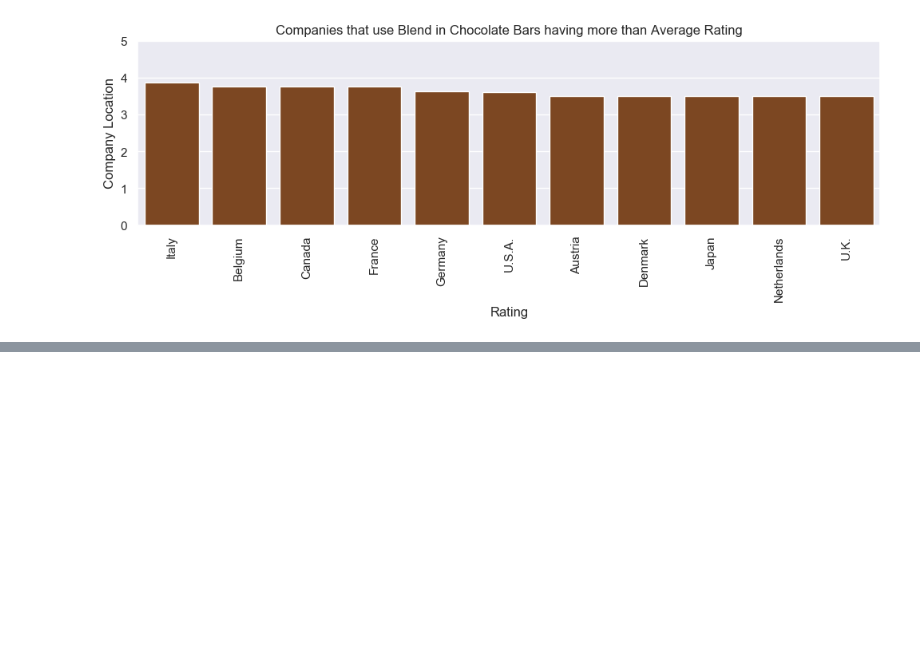
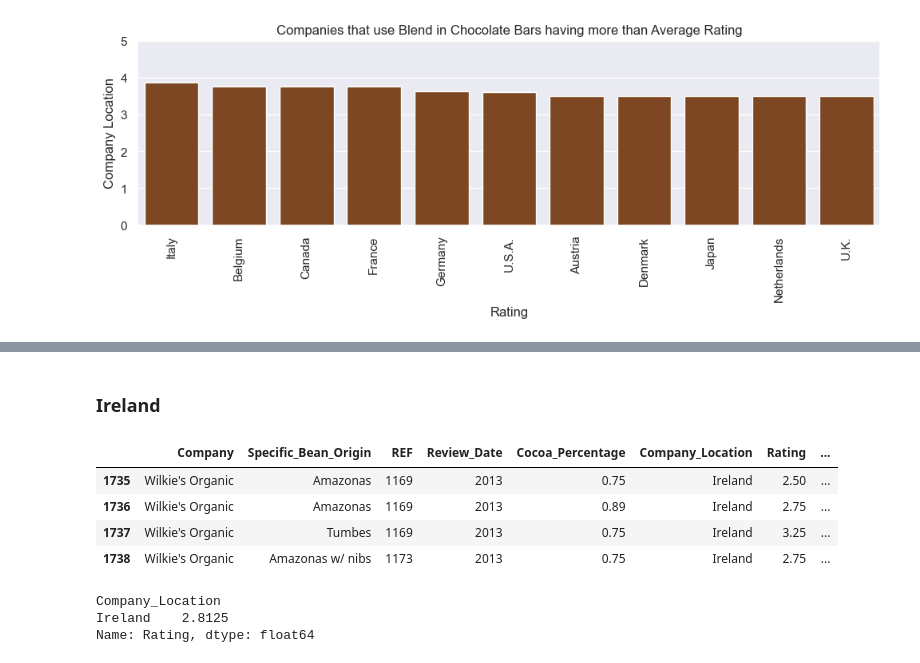
Before and after one commit to Tanu7896/Deepika-Mahato-, a Jupyter notebook: July_Chocolate_Day_EDA_Viz/Chocolate_Bar_Rating_EDA_Viz.ipynb, the cells around one changed output, grey strips where cells are left out. Saved outputs shown, nothing was run; the diff lists cells and outputs as text; code cells hidden in the pictures; blank space fills up the shorter version.

```diff
--- a/July_Chocolate_Day_EDA_Viz/Chocolate_Bar_Rating_EDA_Viz.ipynb
+++ b/July_Chocolate_Day_EDA_Viz/Chocolate_Bar_Rating_EDA_Viz.ipynb
@@ -568,0 +590,18 @@ BLEND
+# %% [markdown]
+### Ireland
+# %%
+ireland = dataset[dataset.Company_Location == 'Ireland']
+ireland.head()
+# %% [output]
+|  | Company | Specific_Bean_Origin | REF | Review_Date | Cocoa_Percentage | Company_Location | Rating | ... |
+| 1735 | Wilkie's Organic | Amazonas | 1169 | 2013 | 0.75 | Ireland | 2.50 | ... |
+| 1736 | Wilkie's Organic | Amazonas | 1169 | 2013 | 0.89 | Ireland | 2.75 | ... |
+| 1737 | Wilkie's Organic | Tumbes | 1169 | 2013 | 0.75 | Ireland | 3.25 | ... |
+| 1738 | Wilkie's Organic | Amazonas w/ nibs | 1173 | 2013 | 0.75 | Ireland | 2.75 | ... |
+# %%
+rating_mean = ireland.groupby(['Company_Location'])['Rating'].mean().sort_values(ascending=False)
+print(rating_mean)
+# %% [output]
+Company_Location
+Ireland    2.8125
+Name: Rating, dtype: float64
```
Also changed, not shown: parts of 9 cells of this notebook, 2 other files.
